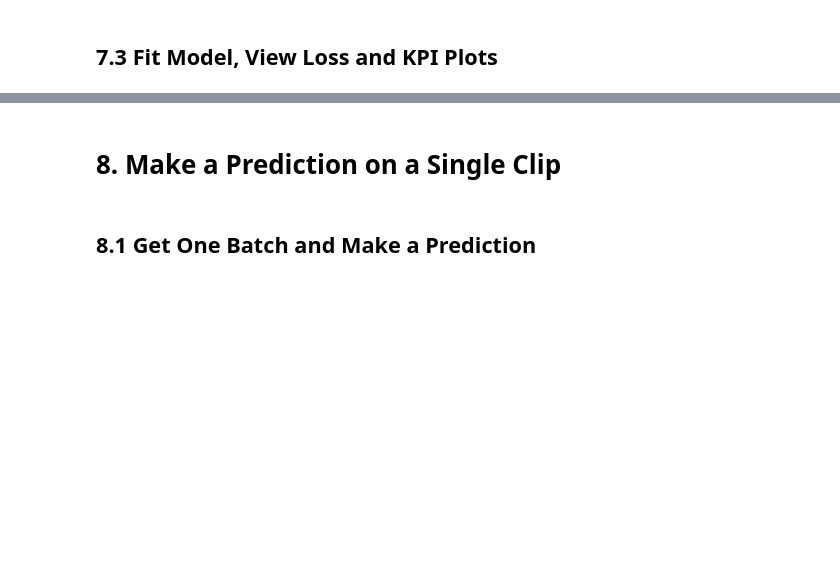
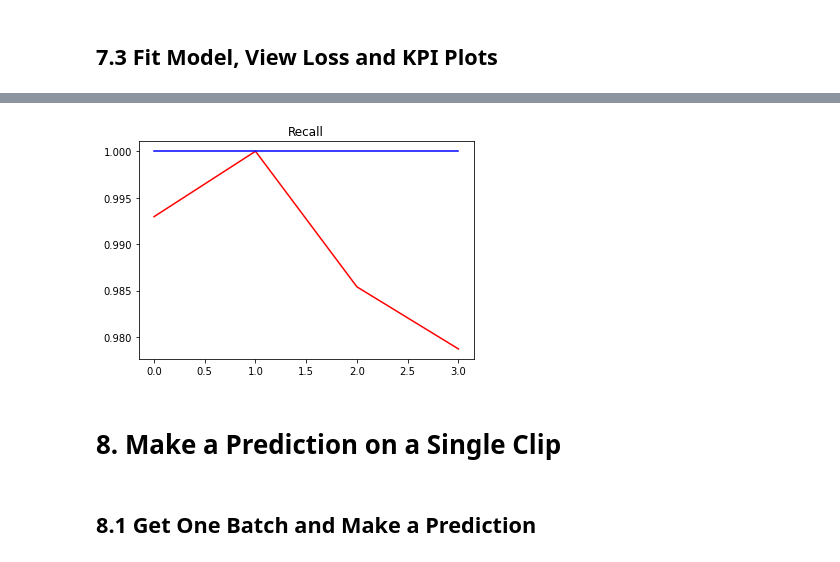
Before and after one commit to rohan-patnaik/FindACapuchin-git, a Jupyter notebook: NickAudioClassification.ipynb, the cells around one changed output, grey strips where cells are left out. Drawn from its saved outputs; the diff is of its cells as text; code cells hidden in the pictures; blank space fills up the shorter version.

```diff
--- a/NickAudioClassification.ipynb
+++ b/NickAudioClassification.ipynb
@@ -222,8 +299,10 @@ plt.show()
 # %%
 plt.title('Recall')
-plt.plot(hist.history['recall'], 'r')
-plt.plot(hist.history['val_recall'], 'b')
+plt.plot(hist.history['recall_1'], 'r')
+plt.plot(hist.history['val_recall_1'], 'b')
 plt.show()
+# %% [output]
+[figure, added]
 # %% [markdown]
 # 8. Make a Prediction on a Single Clip
 # %% [markdown]
```
Also changed, not shown: parts of 17 cells of this notebook.
